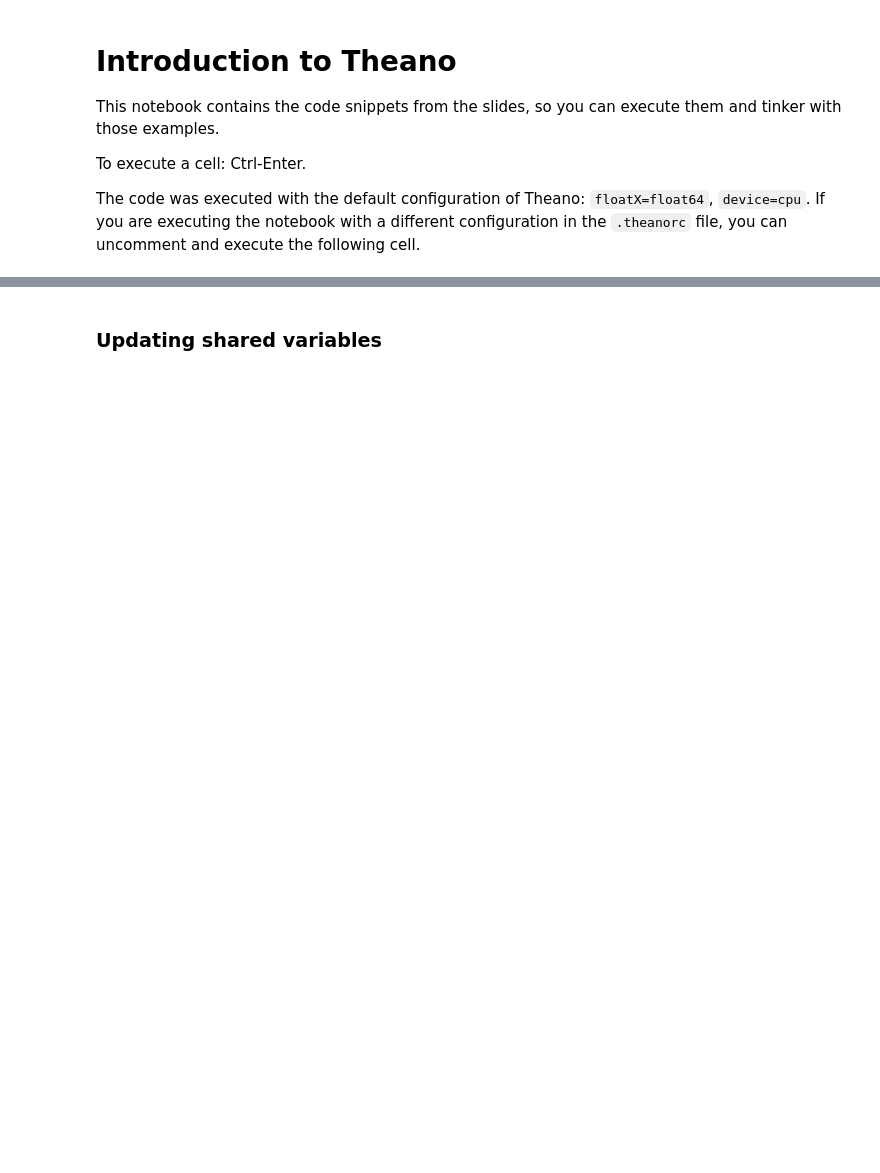
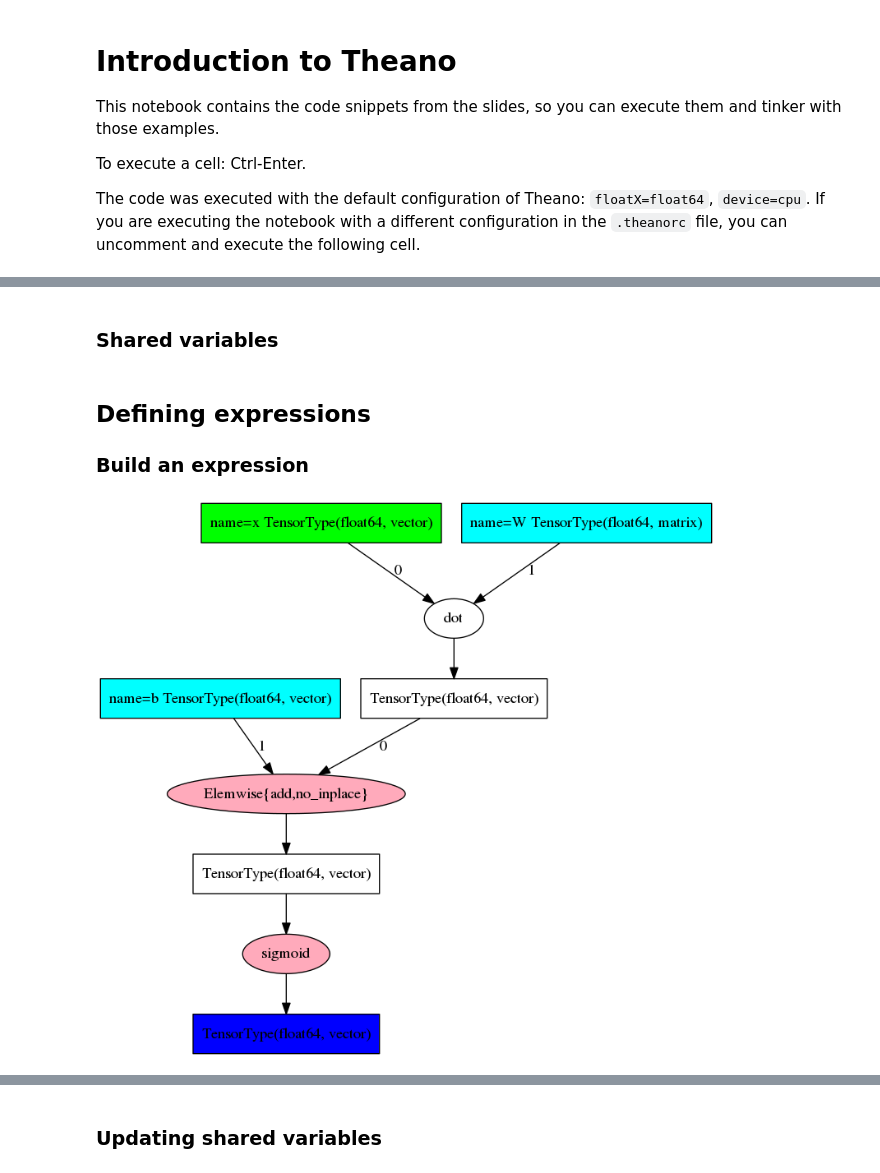
Before and after one commit to lamblin/bayareadlschool, a Jupyter notebook: intro_theano.ipynb, the cells around one changed output, grey strips where cells are left out. Cells and saved outputs as stored; diff of their text form; code cells hidden in the pictures; blank space fills up the shorter version.

```diff
--- a/intro_theano.ipynb
+++ b/intro_theano.ipynb
@@ -234,0 +23,14 @@ print(g(x_val))
+# %% [markdown]
+### Shared variables
+# %%
+import numpy as np
+np.random.seed(42)
+W_val = np.random.randn(4, 3)
+b_val = np.ones(3)
+W = theano.shared(W_val)
+b = theano.shared(b_val)
+W.name = 'W'
+b.name = 'b'
+# %% [markdown]
+## Defining expressions
+### Build an expression
@@ -234,0 +45,4 @@ print(g(x_val))
+# %%
+Image(pydotprint(out, format='png', compact=False, return_image=True))
+# %% [output]
+[figure, added]
```
Also changed, not shown: parts of 73 cells of this notebook, 1 other file.
